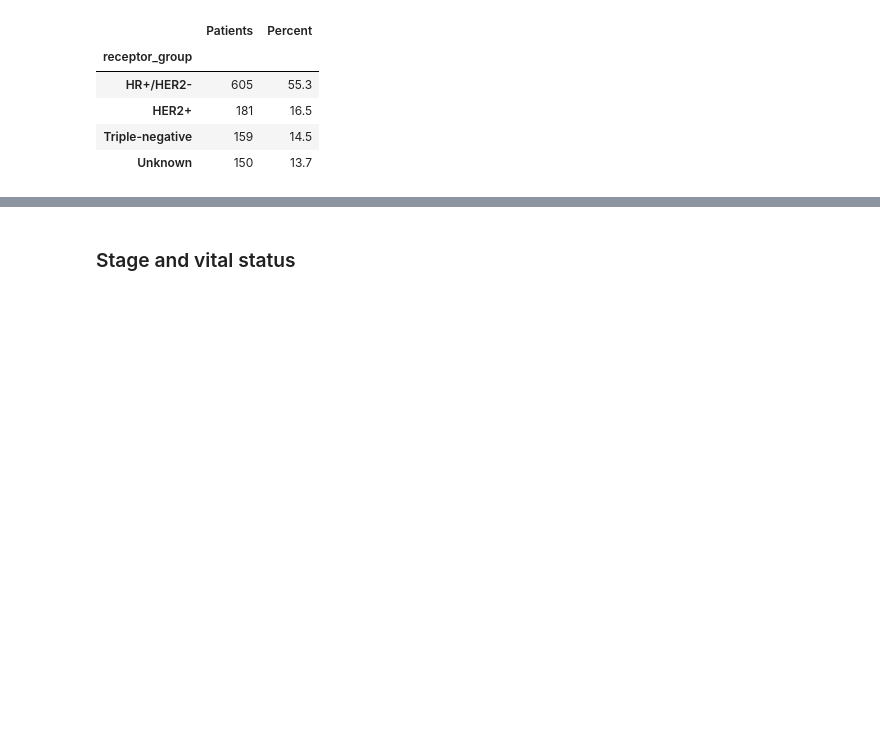
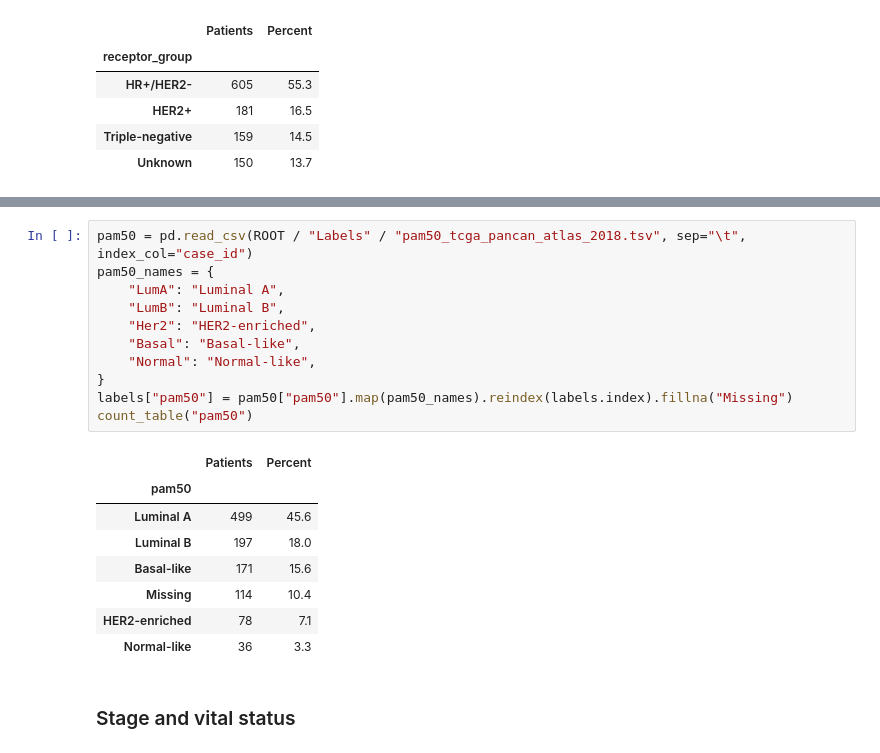
Before and after one commit to MirMSadeghi/brca-project, a Jupyter notebook: eda.ipynb, the cells around one changed output, grey strips where cells are left out. Cells and saved outputs as stored; diff of their text form; blank space fills up the shorter version.

```diff
--- a/eda.ipynb
+++ b/eda.ipynb
@@ -241,3 +250,23 @@ count_table("receptor_group")
+# %%
+pam50 = pd.read_csv(ROOT / "Labels" / "pam50_tcga_pancan_atlas_2018.tsv", sep="\t", index_col="case_id")
+pam50_names = {
+    "LumA": "Luminal A",
+    "LumB": "Luminal B",
+    "Her2": "HER2-enriched",
+    "Basal": "Basal-like",
+    "Normal": "Normal-like",
+}
+labels["pam50"] = pam50["pam50"].map(pam50_names).reindex(labels.index).fillna("Missing")
+count_table("pam50")
+# %% [output]
+|  | Patients | Percent |
+| pam50 |  |  |
+| Luminal A | 499 | 45.6 |
+| Luminal B | 197 | 18.0 |
+| Basal-like | 171 | 15.6 |
+| Missing | 114 | 10.4 |
+| HER2-enriched | 78 | 7.1 |
+| Normal-like | 36 | 3.3 |
 # %% [markdown]
 ### Stage and vital status
 # %%
```
Also changed, not shown: parts of 2 cells of this notebook, 7 other files.
